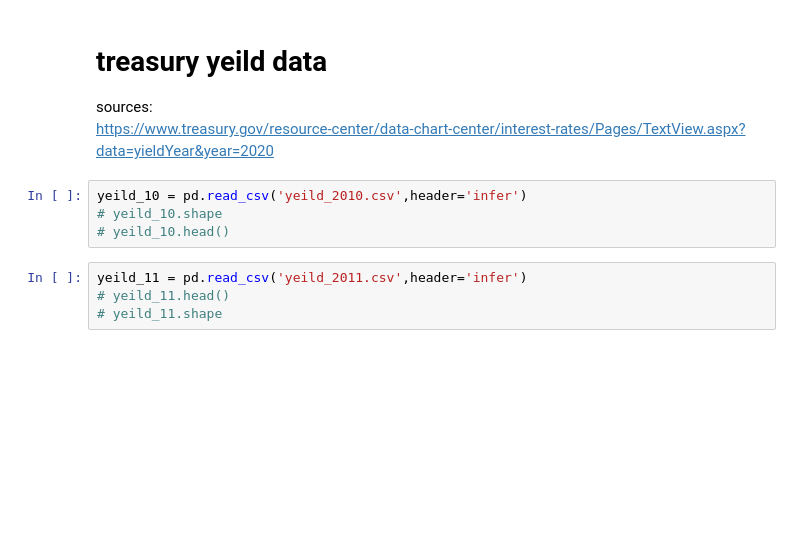
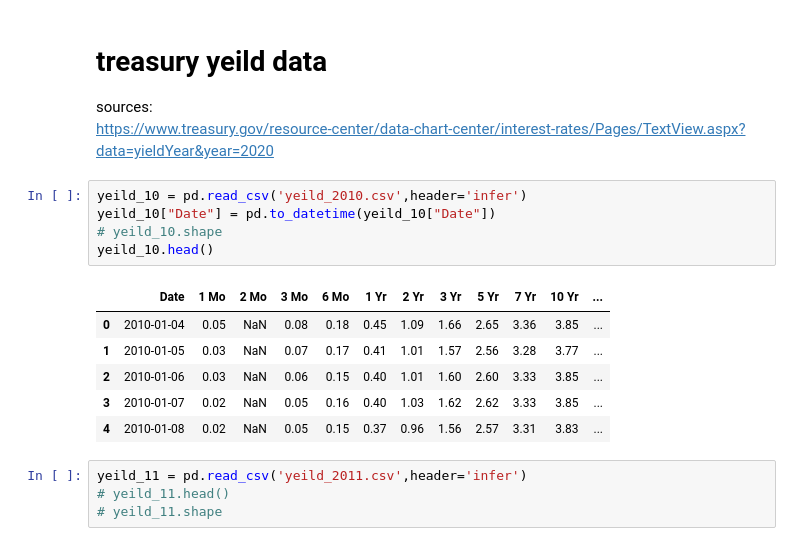
Before and after one commit to akframe123/bigdataproject, a Jupyter notebook: project.ipynb, the cells around one changed output. Cells and saved outputs as stored; diff of their text form; blank space fills up the shorter version.

```diff
--- a/project.ipynb
+++ b/project.ipynb
@@ -93,8 +93,16 @@ sources: <br>
 https://www.treasury.gov/resource-center/data-chart-center/interest-rates/Pages/TextView.aspx?data=yieldYear&year=2020
 # %%
 yeild_10 = pd.read_csv('yeild_2010.csv',header='infer')
+yeild_10["Date"] = pd.to_datetime(yeild_10["Date"])
 # yeild_10.shape
-# yeild_10.head()
+yeild_10.head()
+# %% [output]
+|  | Date | 1 Mo | 2 Mo | 3 Mo | 6 Mo | 1 Yr | 2 Yr | 3 Yr | 5 Yr | 7 Yr | 10 Yr | ... |
+| 0 | 2010-01-04 | 0.05 | NaN | 0.08 | 0.18 | 0.45 | 1.09 | 1.66 | 2.65 | 3.36 | 3.85 | ... |
+| 1 | 2010-01-05 | 0.03 | NaN | 0.07 | 0.17 | 0.41 | 1.01 | 1.57 | 2.56 | 3.28 | 3.77 | ... |
+| 2 | 2010-01-06 | 0.03 | NaN | 0.06 | 0.15 | 0.40 | 1.01 | 1.60 | 2.60 | 3.33 | 3.85 | ... |
+| 3 | 2010-01-07 | 0.02 | NaN | 0.05 | 0.16 | 0.40 | 1.03 | 1.62 | 2.62 | 3.33 | 3.85 | ... |
+| 4 | 2010-01-08 | 0.02 | NaN | 0.05 | 0.15 | 0.37 | 0.96 | 1.56 | 2.57 | 3.31 | 3.83 | ... |
 # %%
 yeild_11 = pd.read_csv('yeild_2011.csv',header='infer')
 # yeild_11.head()
```
Also changed, not shown: parts of 4 cells of this notebook.
